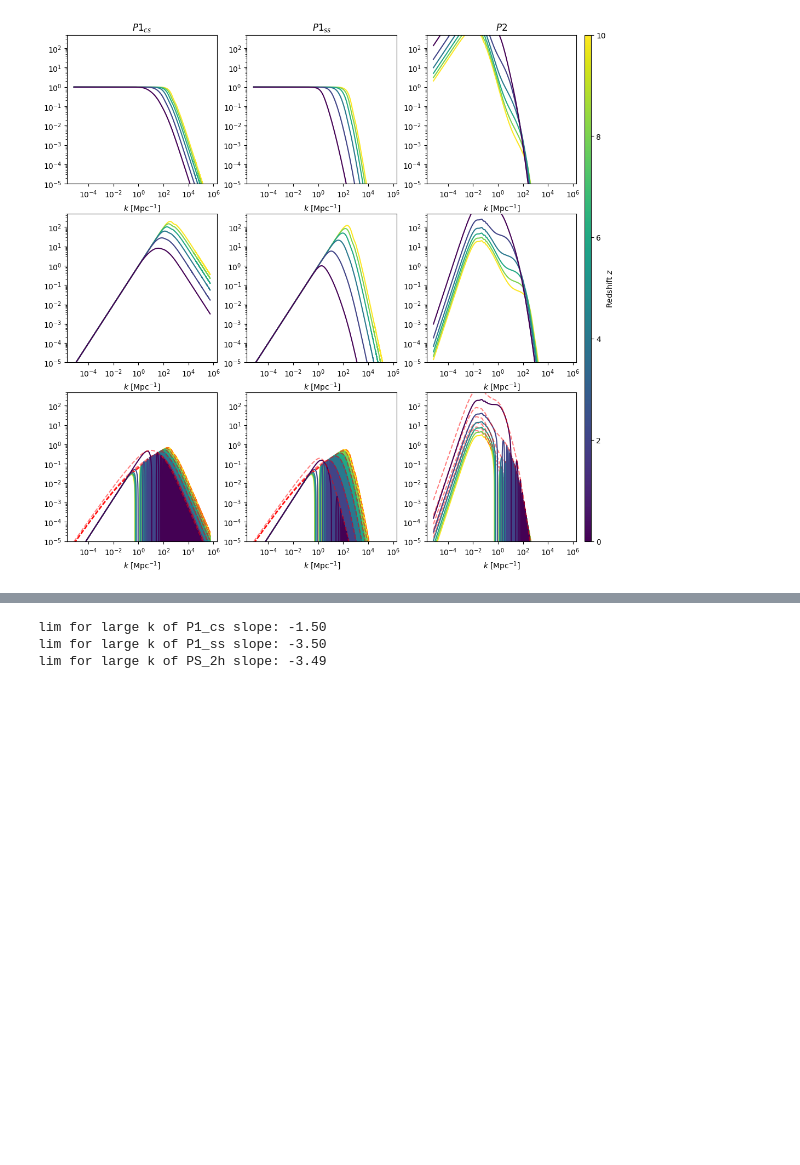
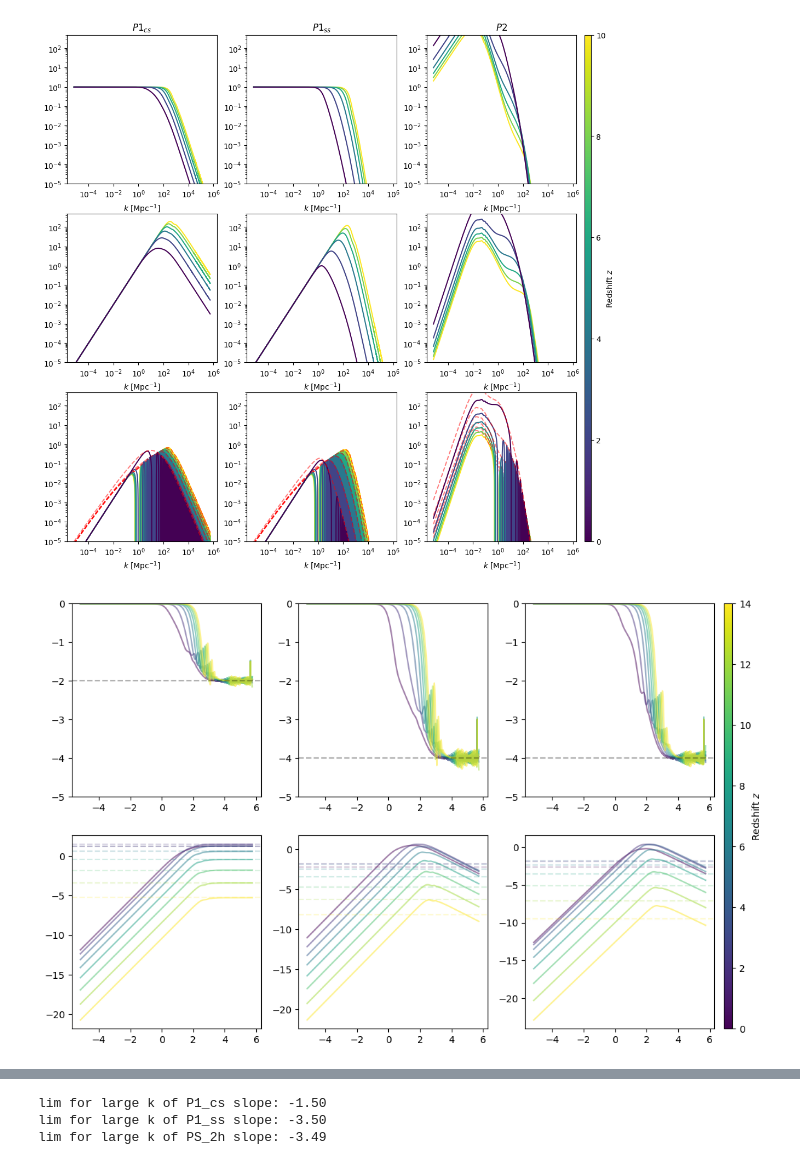
Before and after one commit to Ferr013/HOD, a Jupyter notebook: test_note.ipynb, the cells around one changed output, grey strips where cells are left out. Saved outputs shown, nothing was run; the diff lists cells and outputs as text; code cells hidden in the pictures; blank space fills up the shorter version.

```diff
--- a/test_note.ipynb
+++ b/test_note.ipynb
@@ -252,3 +307,73 @@ Integral 1cs: 8.8e-01 \pm 0.0e+00
 Integral 1ss: 6.4e-01 \pm 0.0e+00
 Integral 2cc: 3.4e+02 \pm 0.0e+00
 [figure]
+# %%
+from halomod.bias import Tinker10
+from scipy.signal import savgol_filter
+
+def PS_1cs_1ss_2_terms(z, M_h_array, HMF_array, NCEN, NSAT, U_FT, bias):
+    if U_FT is None:
+        crit_dens_rescaled = (4/3*np.pi*cosmo.critical_density(z).value*200*2e40)
+        U_FT = np.array([HOD.u_FT(k, M_h_array, z, crit_dens_rescaled) for k in hmf_k])
+    PS1cs = np.trapz(HMF_array * NCEN * NSAT * U_FT, M_h_array) * 2
+    PS1ss = np.trapz(HMF_array * NSAT * NSAT * U_FT * U_FT, M_h_array) * 1
+    PS_2h = np.power(np.trapz((NCEN + NSAT) * HMF_array * bias * U_FT, M_h_array), 2)
+    return np.array([PS1cs, PS1ss, PS_2h])
+
+fig, ax = plt.subplots(2, 3, figsize=(12, 8), sharex=False, sharey=False)
+z_display = np.array([0.1, 2, 4, 6, 8, 10, 12, 14])
+color = iter(cm.viridis(np.linspace(0,1,len(z_display))))
+meanC_P_1cs, meanC_P_1ss, meanC_P_2h = np.zeros(0), np.zeros(0), np.zeros(0)
+for z in tqdm(z_display):
+    M_h_array, HMF_array, hmf_nu, hmf_k, hmf_PS = HOD.init_lookup_table(z,
+                                                                    PRECOMP_UFT = False,
+                                                                    REWRITE_TBLS = False,
+                                                                    LOW_RES = True)
+    NCEN = HOD.N_cen(M_h_array, M_min, sigma_logM)
+    NSAT = HOD.N_sat(M_h_array, M_sat, alpha, M_min, sigma_logM)
+    crit_dens_rescaled = (4/3*np.pi*cosmo.critical_density(z).value*200*2e40)
+    bias = Tinker10(nu=hmf_nu).bias()
+    P_1cs, P_1ss, PS_2h = PS_1cs_1ss_2_terms(z, M_h_array, HMF_array, NCEN, NSAT, None, bias)
+    d_P_1cs = np.nan_to_num(np.gradient(savgol_filter(np.log10(P_1cs), 250, 5), np.log10(hmf_k)))
+    d_P_1ss = np.nan_to_num(np.gradient(savgol_filter(np.log10(P_1ss), 250, 5), np.log10(hmf_k)))
+    d_P_2h  = np.nan_to_num(np.gradient(savgol_filter(np.log10(PS_2h), 250, 5), np.log10(hmf_k)))
+    C_P_1cs = np.nan_to_num(np.append(np.zeros(1), np.sqrt(savgol_filter(P_1cs[:-1], 250, 5)*savgol_filter(P_1cs[1:] , 250, 5)/
+                                    np.power((hmf_k[:-1]*hmf_k[1:]), -2))))
+    C_P_1ss = np.nan_to_num(np.append(np.zeros(1), np.sqrt(savgol_filter(P_1ss[:-1], 250, 5)*savgol_filter(P_1cs[1:] , 250, 5)/
+                                    np.power((hmf_k[:-1]*hmf_k[1:]), -2))))
+    C_P_2h  = np.nan_to_num(np.append(np.zeros(1), np.sqrt(savgol_filter(PS_2h[:-1], 250, 5)*savgol_filter(P_1cs[1:] , 250, 5)/
+                                    np.power((hmf_k[:-1]*hmf_k[1:]), -2))))
+    meanC_P_1cs = np.append(meanC_P_1cs, np.mean(np.log10(C_P_1cs[hmf_k>1e4])))
+    meanC_P_1ss = np.append(meanC_P_1ss, np.mean(np.log10(C_P_1ss[hmf_k>1e4])))
+    meanC_P_2h  = np.append(meanC_P_2h,  np.mean(np.log10(C_P_2h[hmf_k>1e4] )))
+
+    _col = next(color)
+    ax[0, 0].plot(np.log10(hmf_k), d_P_1cs, color=_col, alpha = 0.5)
+    ax[0, 1].plot(np.log10(hmf_k), d_P_1ss, color=_col, alpha = 0.5)
+    ax[0, 2].plot(np.log10(hmf_k), d_P_2h,  color=_col, alpha = 0.5)
+    ax[1, 0].plot(np.log10(hmf_k), np.log10(C_P_1cs), color=_col, alpha = 0.5)
+    ax[1, 1].plot(np.log10(hmf_k), np.log10(C_P_1ss), color=_col, alpha = 0.5)
+    ax[1, 2].plot(np.log10(hmf_k), np.log10(C_P_2h),  color=_col, alpha = 0.5)
+    ax[1, 0].axhline(np.mean(np.log10(C_P_1cs[hmf_k>1e4])), c=_col, ls='--', alpha=0.2)
+    ax[1, 1].axhline(np.mean(np.log10(C_P_1ss[hmf_k>1e4])), c=_col, ls='--', alpha=0.2)
+    ax[1, 2].axhline(np.mean(np.log10(C_P_2h[hmf_k>1e4] )), c=_col, ls='--', alpha=0.2)
+
+ax[0, 0].axhline(-2, c='k', ls='--', alpha=0.3)
+ax[0, 1].axhline(-4, c='k', ls='--', alpha=0.3)
+ax[0, 2].axhline(-4, c='k', ls='--', alpha=0.3)
+ax[0, 0].set_ylim((-5, 0))
+ax[0, 1].set_ylim((-5, 0))
+ax[0, 2].set_ylim((-5, 0))
+# ax[1, 0].set_ylim((-5, 0))
+# ax[1, 1].set_ylim((-5, 0))
+# ax[1, 2].set_ylim((-5, 0))
+p0 = ax[0,1].get_position().get_points().flatten()
+ax_cbar = fig.add_axes([0.912, 0.11, 0.01, 0.77])
+norm = NormColor(vmin=np.min(z_display*0),vmax=np.max(z_display))
+s_m = cm.ScalarMappable(cmap=cm.viridis, norm=norm)
+s_m.set_array([])
+cbar = plt.colorbar(s_m, cax=ax_cbar)
+cbar.set_label(r'Redshift $z$', labelpad=0)
+plt.show()
+# %% [output]
+[figure, added]
```
Also changed, not shown: parts of 6 cells of this notebook, 1 other file.
